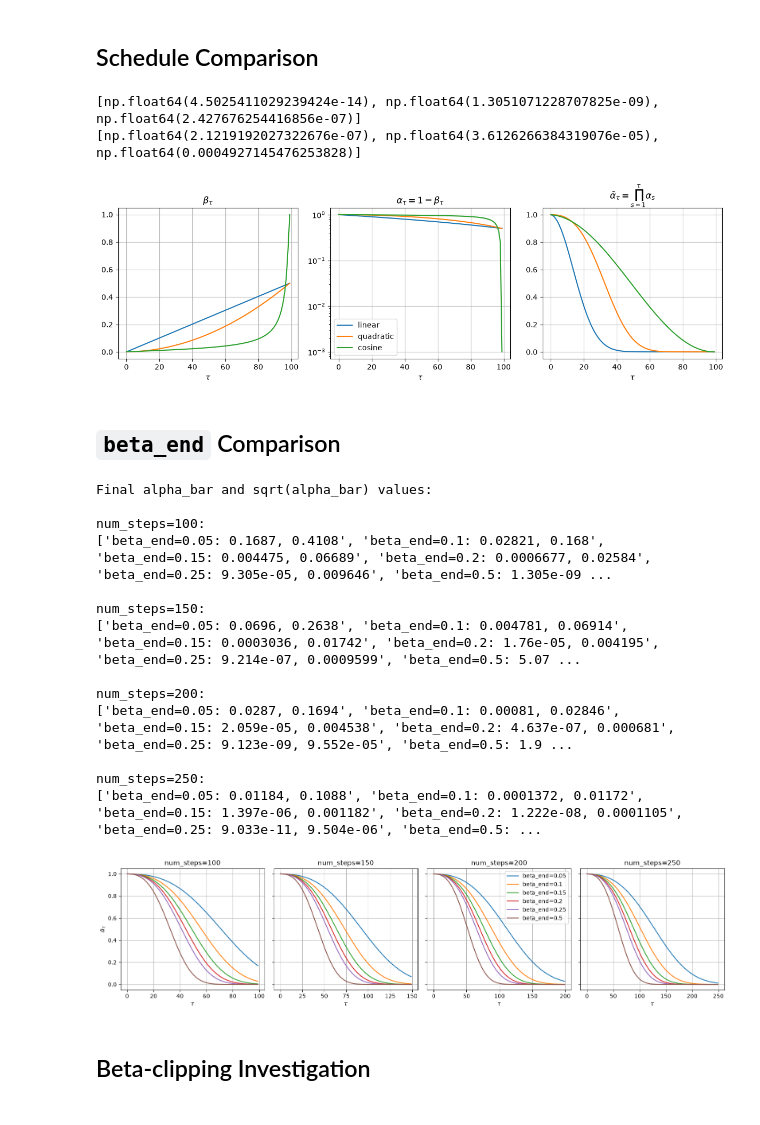
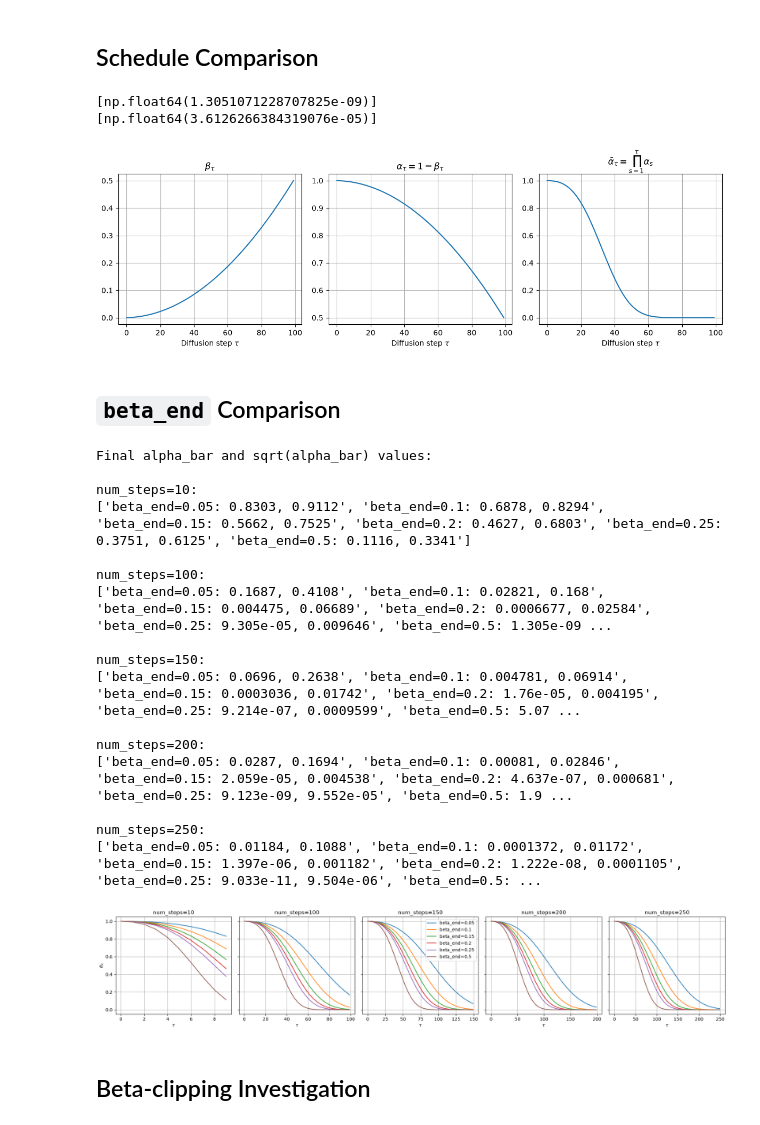
Before and after one commit to case547/diffusion-irregular-ehr, a Jupyter notebook: diffusion.ipynb, the cells around one changed output. Saved outputs shown, nothing was run; the diff lists cells and outputs as text; code cells hidden in the pictures.

Commit message:
chore: generate some plots for report

```diff
--- a/diffusion.ipynb
+++ b/diffusion.ipynb
@@ -14,20 +14,28 @@ betas_linear = np.linspace(beta_start, beta_end, num_steps)
 betas_quadratic = np.linspace(beta_start**0.5, beta_end**0.5, num_steps) ** 2
 betas_cosine = _DiffusionBase.cosine_beta_schedule(num_steps)
 
-betas_list = [betas_linear, betas_quadratic, betas_cosine]
+betas_list = [
+    # betas_linear,
+    betas_quadratic,
+    # betas_cosine,
+]
 alphas_list = [1 - betas for betas in betas_list]
 alpha_bar_list = [np.cumprod(alphas) for alphas in alphas_list]
 
 print([alpha_bar[-1] for alpha_bar in alpha_bar_list])
 print([np.sqrt(alpha_bar[-1]) for alpha_bar in alpha_bar_list])
 # %% [output]
-[np.float64(4.5025411029239424e-14), np.float64(1.3051071228707825e-09), np.float64(2.427676254416856e-07)]
-[np.float64(2.1219192027322676e-07), np.float64(3.6126266384319076e-05), np.float64(0.0004927145476253828)]
+[np.float64(1.3051071228707825e-09)]
+[np.float64(3.6126266384319076e-05)]
 # %%
 fig, axs = plt.subplots(1, 3, figsize=(12, 4))
 ax0, ax1, ax2 = axs
 
-schedules = ["linear", "quadratic", "cosine"]
+schedules = [
+    # "linear",
+    "quadratic",
+    # "cosine",
+]
 
 ax0.set_title(r"$\beta_\tau$")
 for betas in betas_list:
@@ -37,25 +45,25 @@ for betas in betas_list:
 ax1.set_title(r"$\alpha_\tau = 1 - \beta_\tau$")
 for alphas, schedule in zip(alphas_list, schedules, strict=True):
     ax1.plot(alphas, label=schedule)
-ax1.semilogy()
-ax1.legend()
+# ax1.semilogy()
+# ax1.legend()
 
 ax2.set_title(r"$\bar{\alpha}_\tau = \prod_{s=1}^\tau \alpha_s$")
 for alpha_bar in alpha_bar_list:
     ax2.plot(alpha_bar)
 
 for ax in axs:
-    ax.set_xlabel(r"$\tau$")
+    ax.set_xlabel(r"Diffusion step $\tau$")
     ax.grid()
 
 plt.tight_layout()
 plt.show()
 # %% [output]
-[figure, old version]
+[figure, new version]
 # %% [markdown]
 ## `beta_end` Comparison
 # %%
-num_steps_list = [100, 150, 200, 250]
+num_steps_list = [10, 100, 150, 200, 250]
 beta_ends = [0.05, 0.1, 0.15, 0.2, 0.25, 0.5]
 
 fig, axs = plt.subplots(
@@ -77,34 +85,37 @@ for i, num_steps in enumerate(num_steps_list):
         ]
     )
 
     for alpha_bar, end in zip(alpha_bar_list, beta_ends, strict=True):
         axs[i].plot(alpha_bar, label=f"beta_end={end}")
     axs[i].set_title(f"num_steps={num_steps}")
     axs[i].set_xlabel(r"$\tau$")
     if i == 0:
         axs[i].set_ylabel(r"$\bar{\alpha}_\tau$")
     axs[i].grid()
 
     if i == len(num_steps_list) // 2:
         axs[i].legend()
 
 plt.tight_layout()
 plt.show()
 # %% [output]
 Final alpha_bar and sqrt(alpha_bar) values:
+
+num_steps=10:
+['beta_end=0.05: 0.8303, 0.9112', 'beta_end=0.1: 0.6878, 0.8294', 'beta_end=0.15: 0.5662, 0.7525', 'beta_end=0.2: 0.4627, 0.6803', 'beta_end=0.25: 0.3751, 0.6125', 'beta_end=0.5: 0.1116, 0.3341']
 
 num_steps=100:
 ['beta_end=0.05: 0.1687, 0.4108', 'beta_end=0.1: 0.02821, 0.168', 'beta_end=0.15: 0.004475, 0.06689', 'beta_end=0.2: 0.0006677, 0.02584', 'beta_end=0.25: 9.305e-05, 0.009646', 'beta_end=0.5: 1.305e-09 ...
 
 num_steps=150:
 ['beta_end=0.05: 0.0696, 0.2638', 'beta_end=0.1: 0.004781, 0.06914', 'beta_end=0.15: 0.0003036, 0.01742', 'beta_end=0.2: 1.76e-05, 0.004195', 'beta_end=0.25: 9.214e-07, 0.0009599', 'beta_end=0.5: 5.07 ...
 
 num_steps=200:
 ['beta_end=0.05: 0.0287, 0.1694', 'beta_end=0.1: 0.00081, 0.02846', 'beta_end=0.15: 2.059e-05, 0.004538', 'beta_end=0.2: 4.637e-07, 0.000681', 'beta_end=0.25: 9.123e-09, 9.552e-05', 'beta_end=0.5: 1.9 ...
 
 num_steps=250:
 ['beta_end=0.05: 0.01184, 0.1088', 'beta_end=0.1: 0.0001372, 0.01172', 'beta_end=0.15: 1.397e-06, 0.001182', 'beta_end=0.2: 1.222e-08, 0.0001105', 'beta_end=0.25: 9.033e-11, 9.504e-06', 'beta_end=0.5: ...
-[figure, old version]
+[figure, new version]
 # %% [markdown]
 ## Beta-clipping Investigation
 # %%
```
Also changed, not shown: parts of 4 cells of this notebook, 2 other files.
